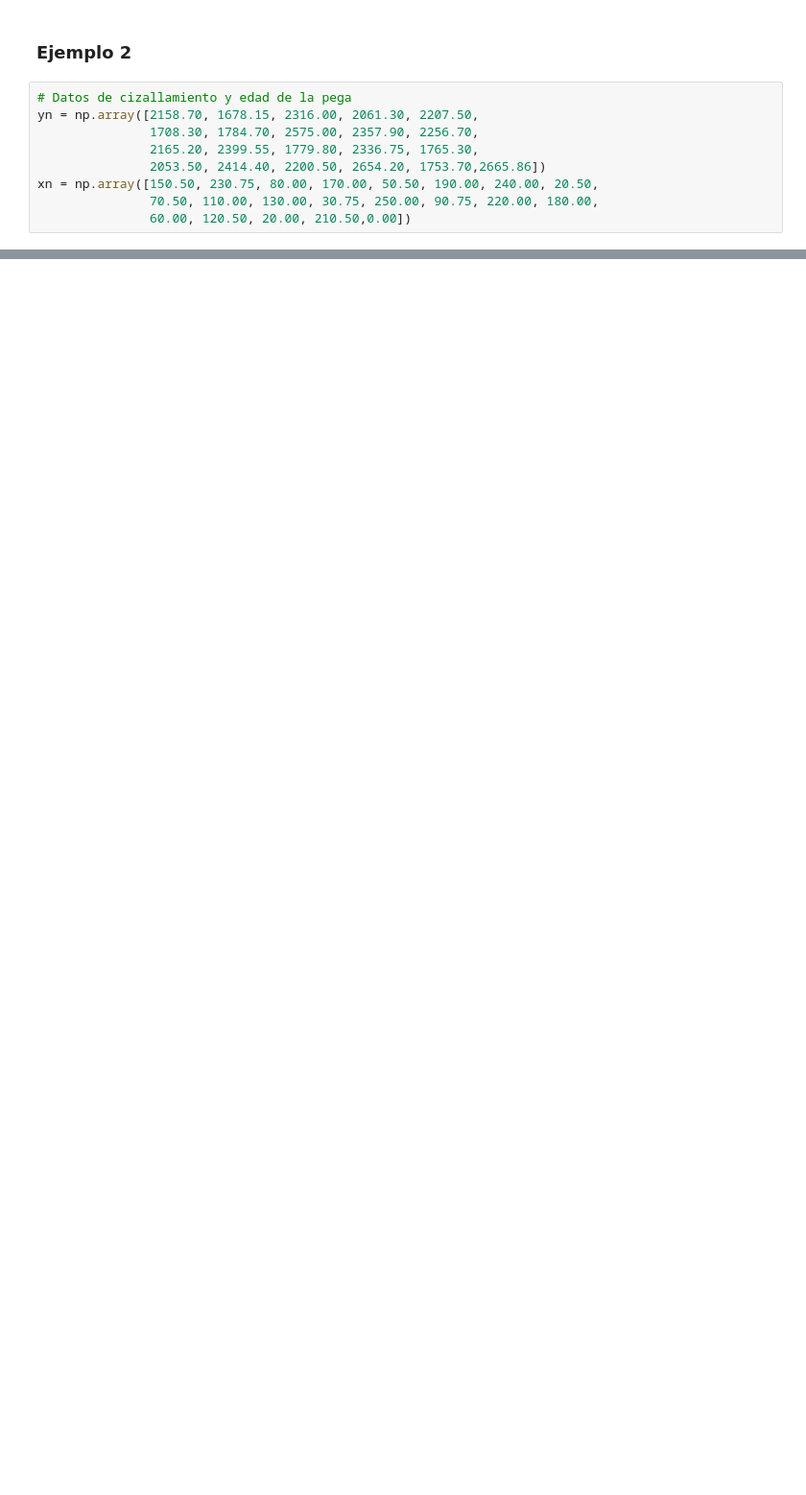
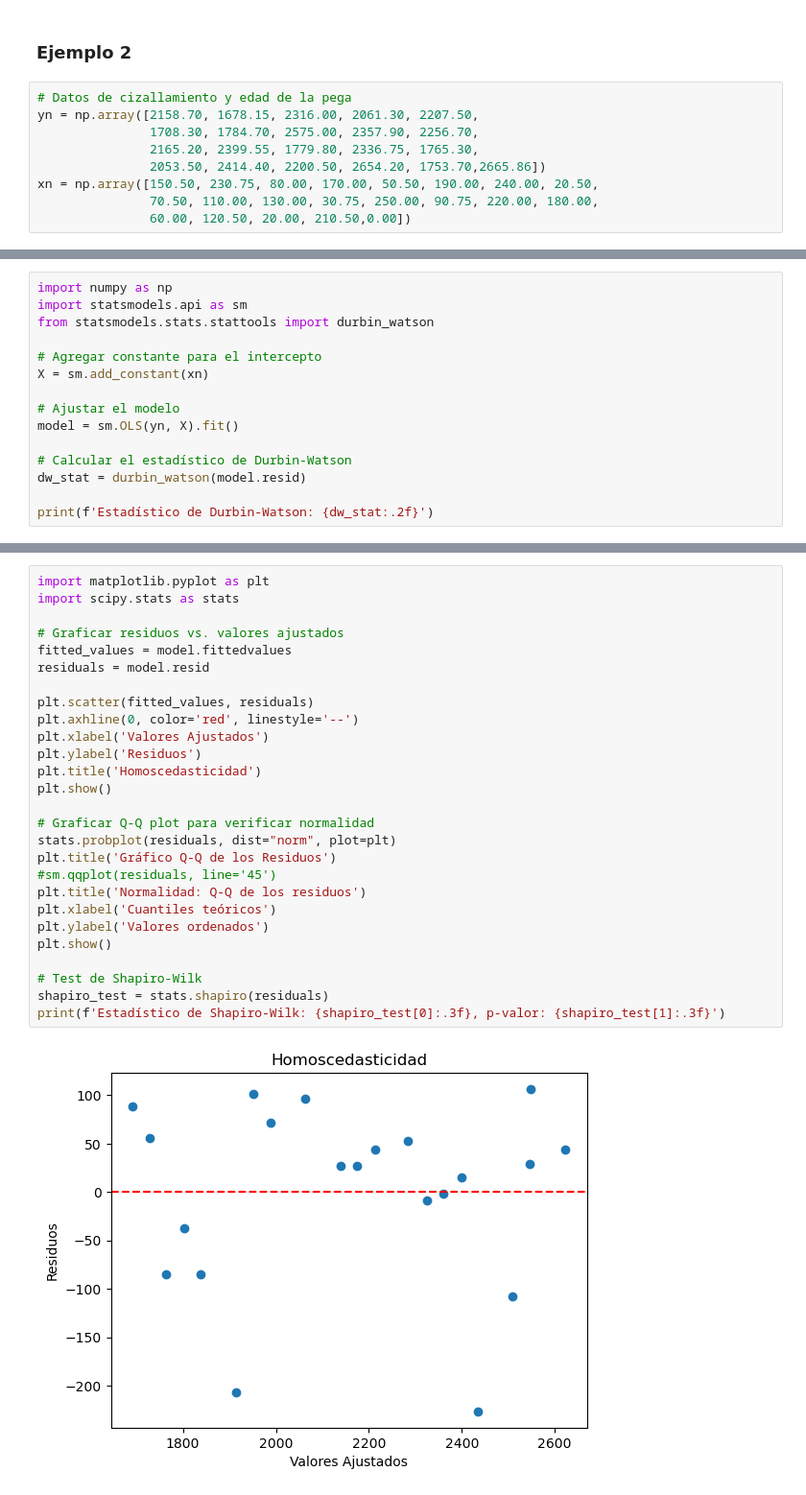
Before and after one commit to hectorfro/LabFisicaWork, a Jupyter notebook: GuiaLabora/Notebook/Cap05.ipynb, the cells around one changed output, grey strips where cells are left out. Shown: that part at 96% size. Cells and saved outputs as stored; diff of their text form; blank space fills up the shorter version.

```diff
--- a/GuiaLabora/Notebook/Cap05.ipynb
+++ b/GuiaLabora/Notebook/Cap05.ipynb
@@ -648,0 +890,15 @@ p_value
+# %%
+import numpy as np
+import statsmodels.api as sm
+from statsmodels.stats.stattools import durbin_watson
+
+# Agregar constante para el intercepto
+X = sm.add_constant(xn)
+
+# Ajustar el modelo
+model = sm.OLS(yn, X).fit()
+
+# Calcular el estadístico de Durbin-Watson
+dw_stat = durbin_watson(model.resid)
+
+print(f'Estadístico de Durbin-Watson: {dw_stat:.2f}')
@@ -648,0 +907,29 @@ p_value
+# %%
+import matplotlib.pyplot as plt
+import scipy.stats as stats
+
+# Graficar residuos vs. valores ajustados
+fitted_values = model.fittedvalues
+residuals = model.resid
+
+plt.scatter(fitted_values, residuals)
+plt.axhline(0, color='red', linestyle='--')
+plt.xlabel('Valores Ajustados')
+plt.ylabel('Residuos')
+plt.title('Homoscedasticidad')
+plt.show()
+
+# Graficar Q-Q plot para verificar normalidad
+stats.probplot(residuals, dist="norm", plot=plt)
+plt.title('Gráfico Q-Q de los Residuos')
+#sm.qqplot(residuals, line='45')
+plt.title('Normalidad: Q-Q de los residuos')
+plt.xlabel('Cuantiles teóricos')
+plt.ylabel('Valores ordenados')
+plt.show()
+
+# Test de Shapiro-Wilk
+shapiro_test = stats.shapiro(residuals)
+print(f'Estadístico de Shapiro-Wilk: {shapiro_test[0]:.3f}, p-valor: {shapiro_test[1]:.3f}')
+# %% [output]
+[figure, added]
```
Also changed, not shown: parts of 63 cells of this notebook, 16 other files.
